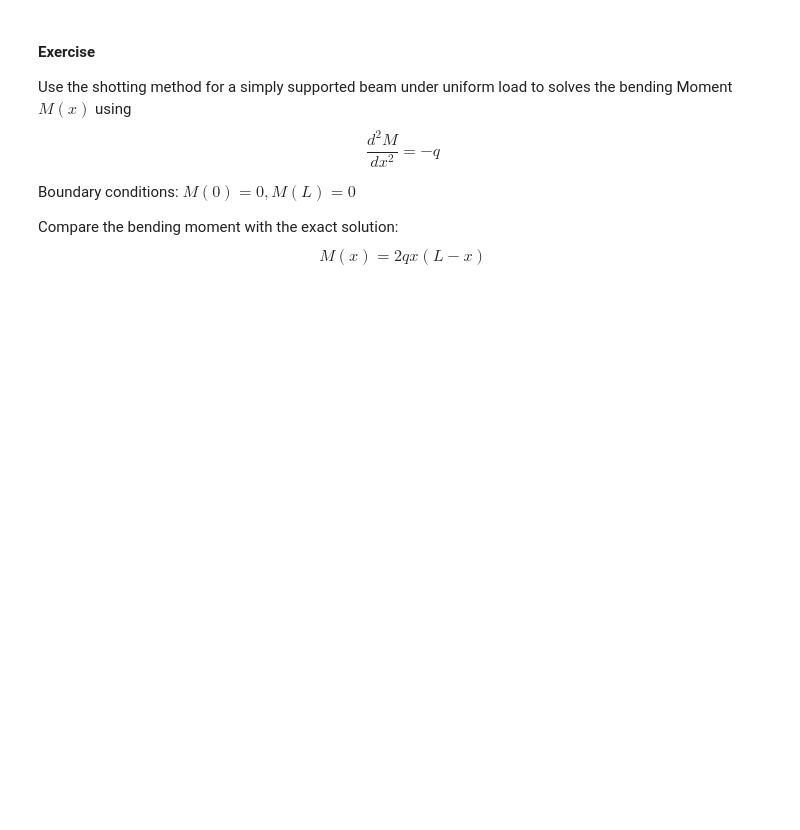
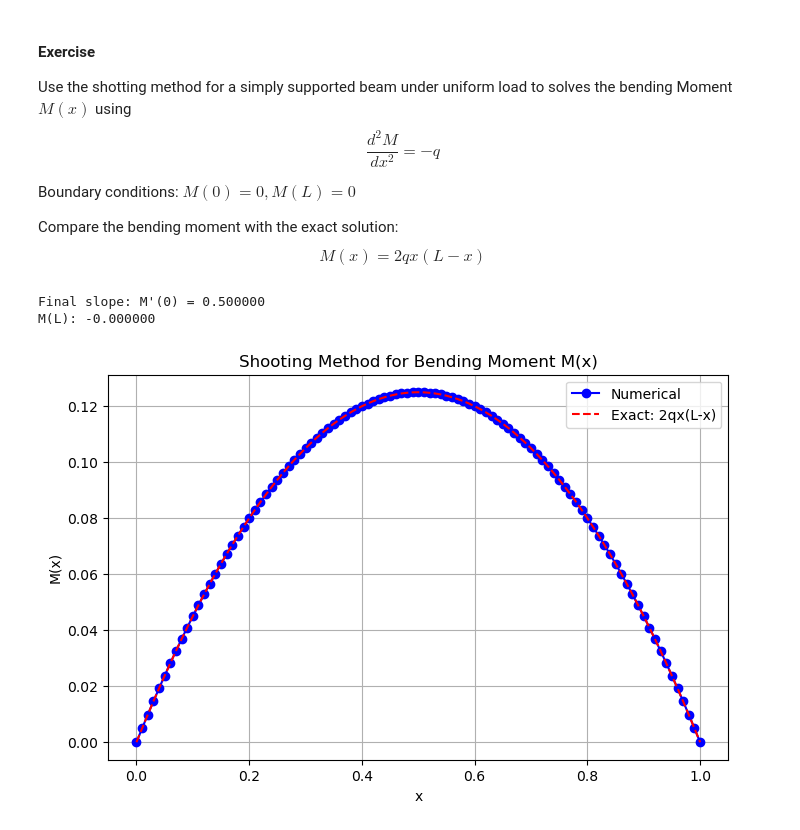
Before and after one commit to chloek27/MEGR2810, a Jupyter notebook: Lecture 12_ODE_Boundary_Value_Problems.ipynb, the cells around one changed output. Drawn from its saved outputs; the diff is of its cells as text; code cells hidden in the pictures; blank space fills up the shorter version.

```diff
--- a/Lecture 12_ODE_Boundary_Value_Problems.ipynb
+++ b/Lecture 12_ODE_Boundary_Value_Problems.ipynb
@@ -275,14 +330,78 @@
 # %%
 import numpy as np
 import matplotlib.pyplot as plt
 
 # Parameters
 L = 1.0       # Length of beam (m)
 E = 200e9     # Young's modulus in Pascals
 I = 1e-6      # Moment of inertia in m^4
 w = 1      # Uniform load (N/m)
 n = 101       # Number of grid points- Note the difference from the example above!!
 dx = L / (n - 1)
 x = np.linspace(0, L, n)
 
+q = 1.0
+
 # Your code here
+def ode_system(x, M):
+    return np.array([M[1], -q])
+
+def rk4_step(f, x, M, h):
+    k1 = f(x, M)
+    k2 = f(x + h/2, M + h*k1/2)
+    k3 = f(x + h/2, M + h*k2/2)
+    k4 = f(x + h, M + h*k3)
+    return M + (h/6)*(k1 + 2*k2 + 2*k3 + k4)
+
+def integrate(slope, n=100):
+    a, b = 0, L
+    h = (b - a) / n
+    x_vals = np.linspace(a, b, n+1)
+
+    M = np.array([0.0, slope])
+    sol = [M[0]]
+
+    for i in range(n):
+        M = rk4_step(ode_system, x_vals[i], M, h)
+        sol.append(M[0])
+
+    return x_vals, np.array(sol)
+
+
+def shooting_method(s1, s2, target=0, tol=1e-8, max_iter=50):
+    x1, M1 = integrate(s1)
+    x2, M2 = integrate(s2)
+    for i in range(max_iter):
+        f1, f2 = M1[-1] - target, M2[-1] - target
+
+        if abs(f2 - f1) < 1e-14:
+            break
+
+        s_new = s2 - f2*(s2 - s1)/(f2 - f1)
+        s1, s2 = s2, s_new
+        x2, M2 = integrate(s2)
+
+        if abs(M2[-1] - target) < tol:
+            break
+    return x2, M2, s2
+
+x_num, M_num, slope = shooting_method(s1=0.0, s2=1.0, target=0)
+
+print(f"Final slope: M'(0) = {slope:.6f}")
+print(f"M(L): {M_num[-1]:.6f}")
+
+M_exact = 0.5*q*x_num * (L-x_num)
+
+plt.figure(figsize=(8,5))
+plt.plot(x_num, M_num, 'bo-', label=f'Numerical')
+plt.plot(x_num, M_exact, 'r--', label='Exact: 2qx(L-x)')
+plt.xlabel('x')
+plt.ylabel('M(x)')
+plt.title('Shooting Method for Bending Moment M(x)')
+plt.grid(True)
+plt.legend()
+plt.show()
+# %% [output]
+Final slope: M'(0) = 0.500000
+M(L): -0.000000
+[figure, added]
```
Also changed, not shown: parts of 2 cells of this notebook.
